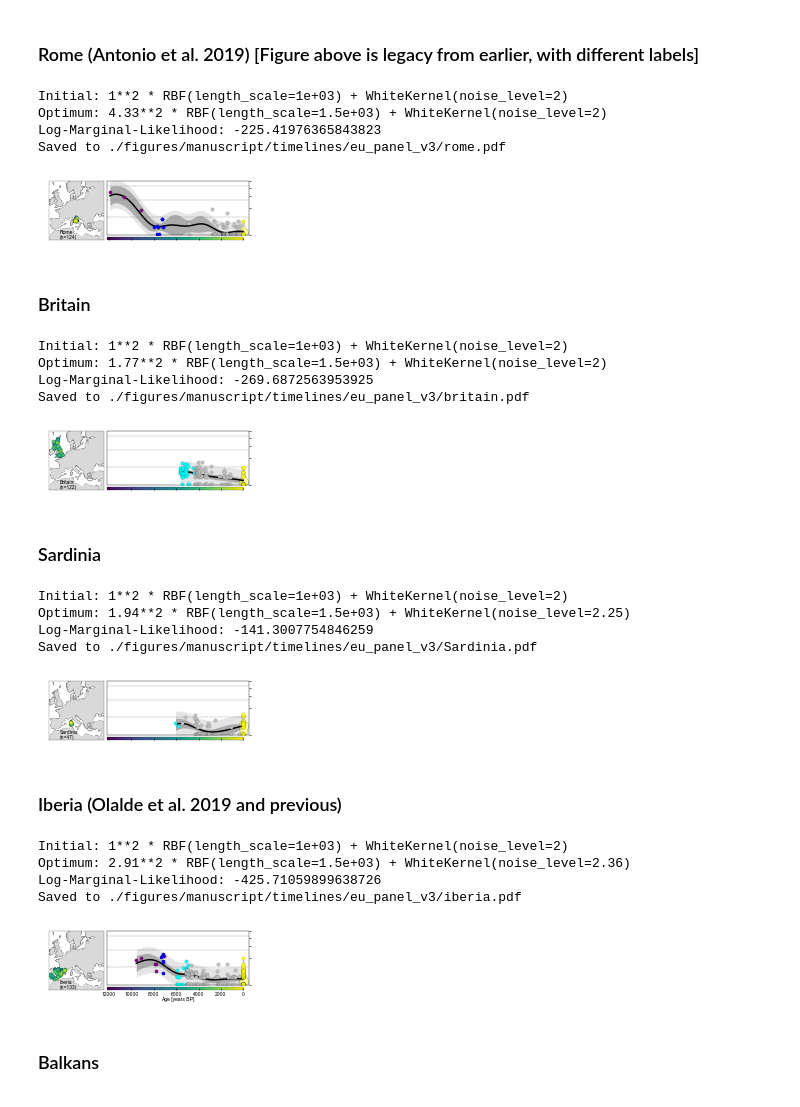
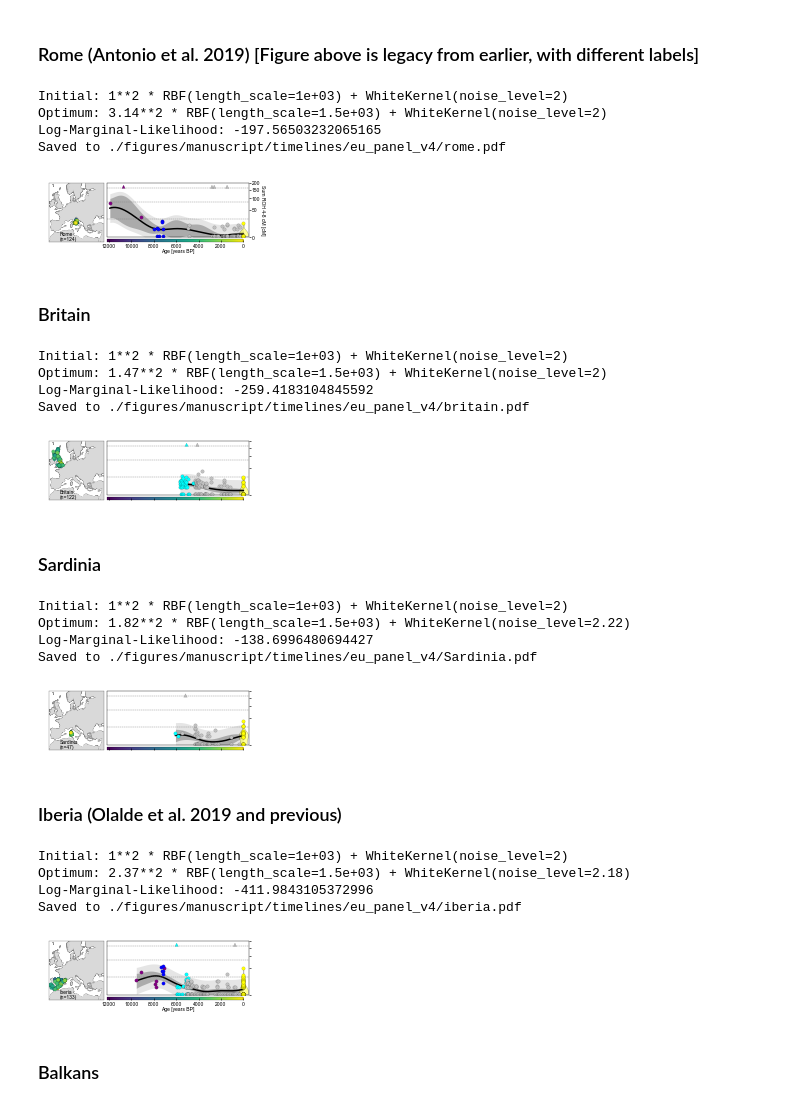
Before and after one commit to hringbauer/hapROH, a Jupyter notebook: Notebooks/Figures/plot_timelinesROH.ipynb, the cells around one changed output. Cells and saved outputs as stored; diff of their text form; code cells hidden in the pictures.

```diff
--- a/Notebooks/Figures/plot_timelinesROH.ipynb
+++ b/Notebooks/Figures/plot_timelinesROH.ipynb
@@ -367,6 +370,29 @@ def plot_colorbar_age(ax, fs_label, cmap, vrange, xlim=[], labelpad=10,
     if invert:
         ax.invert_xaxis()
 
+def filter_cousins(df, cutoff=[20,100], cousins=[20,100]):
+    """Split out cousin df and filter closely related individuals
+    df: Hapsburg Individual dataframe
+    cutoff: [cm,cutoff] Filter >cutoff Blocks >cm
+    cousins: [cm,cutoff] Plot>cutoff Blocks >cm"""
+    df_filter = df[df[f"sum_roh>{cutoff[0]}"]<=cutoff[1]]
+    df_cousin = df[df[f"sum_roh>{cousins[0]}"]>=cousins[1]]
+    return df_filter.copy(), df_cousin.copy()
+
+def plot_cousins(df, ax, age_col="age", y_frac=0.85, m="^", s=80,
+                ec="k", lw=1.0):
+    """Plot Cousins onto axis.
+    y_frac: At which fraction of the Y Axis to Plot"""
+    x = df[age_col].values
+    colors = df["color"]
+    _, ymax = ax.get_ylim()
+
+    y = ymax * y_frac   # Modify the height value
+    #ax.axhline(y)
+    y = [y for _ in range(len(x))]
+    ax.scatter(x, y, c=colors, s=s, ec=ec, lw=lw, marker=m, label="Consangenous")
+    return
+
 ###########################################################
 ###########################################################
 ### Plot Map AND timeline in one plot
@@ -375,7 +401,8 @@ def plot_map_time(df, figsize=(20,4), width_ratios=[1,10], height_ratios=[20,1],
                   ec="k", lw=1.0, title_tl = "", s_tl=80,  x_lim_tl=[-100, 10000], y_lim_tl=[0,550],
                   widths=50, alpha_vio=0.5, lw_fit=2.5, width_t=2, length_t=6, lw_coast=0.5,
                   ticks = [3539.39/16, 3539.39/64], tick_l=["1st C.", "2nd C."], max_f_age=0,
-                  leg_loc_tl="upper center", frac=0.8, cm=4, cm1=0, fs=10, fsl=10, fs_leg=7, std_band = 1.96, lgth_s=[2000,5000],
+                  leg_loc_tl="upper center", frac=0.8, cm=4, cm1=0, fs=10, fsl=10, fs_leg=7, std_band = 1.96,
+                  lgth_s=[2000,5000], cutoff=[20,100], cousins=[20,100],
                   err_s=[2,4], vrange_m=[], cmap_m="viridis_r", crs_m=[30, 60, -10, 40], lbl_pad_age=10,
                   lbl_pad_time=5, map_title="", title_loc=(0.1,0.1), bottomrow=True, rightcol=True,
                   xl_pad=4, yl_pad=4, plot_mod=False, savepath=""):
@@ -399,7 +426,9 @@ def plot_map_time(df, figsize=(20,4), width_ratios=[1,10], height_ratios=[20,1],
     width: Width of Violin Plot for moderns
     lw_fit: Line Width of fitted line
     width_t, length_t: Width and Length of Ticks
-    xl_pad, yl_pad: Label Pads of x and y Axis"""
+    xl_pad, yl_pad: Label Pads of x and y Axis
+    cutoff: [cm,cutoff] Filter >cutoff Blocks >cm
+    cousins: [cm,cutoff] Plot>cutoff Blocks >cm"""
 
     ### Extract Modern Idx
     idx_m = df["age"]==0
@@ -412,12 +441,18 @@ def plot_map_time(df, figsize=(20,4), width_ratios=[1,10], height_ratios=[20,1],
     ax_time = plt.subplot(gs[0,1])   # The right subplot (Timeline)
     gs.update(wspace=wspace, hspace=hspace) # set the spacing between axes
 
+    ### Filter and Split up into Cousins
+    df1, df_c = filter_cousins(df, cutoff=cutoff, cousins=cousins)
+
     ### Plot the Timeline (upper right)
-    plot_lowess_smoothing(df, cm=cm, cm1=cm1, xlim=x_lim_tl, ylim=y_lim_tl, title=title_tl, fs=fs, fs_leg=fs_leg,
+    plot_lowess_smoothing(df1, cm=cm, cm1=cm1, xlim=x_lim_tl, ylim=y_lim_tl, title=title_tl, fs=fs, fs_leg=fs_leg,
                           max_f_age=max_f_age, s=s_tl, leg_loc=leg_loc_tl, lw_fit=lw_fit,
                           lw=lw, ec=ec, fsl=fsl, std_band=std_band, lgth_s=lgth_s, err_s=err_s, frac=frac,
                           ticks=ticks, tick_l=tick_l, ax=ax_time, labelpad=lbl_pad_time, show=False,
                           rightcol=rightcol, width_t=width_t, length_t=length_t, yl_pad=yl_pad)
+
+    ### Plot the Cousins (upper right)
+    plot_cousins(df_c, ax_time, s=s_tl, lw=lw)
 
     ### Plot present-day indiviguals (upper right)
     if np.sum(idx_m)>0: # Only plot if modern Data exists
@@ -477,25 +513,26 @@ Instructions:
 # %%
 pop = "Rome"
 df1 = pd.read_csv("./Empirical/roh_all_inds.csv", sep="\t")
 df_t = extract_pop(df1, age_range=[0,12200], pop=pop)
 label = prep_label(df_t, pop)
 
 #tick_l=[f"$2N_e=250$", f"$2N_e=500$", f"$2N_e=2000$"]
 plot_map_time(df_t, figsize=(3.6 , 1.1), crs_m=[28, 63, -11, 38],
               width_ratios=(8, 20), height_ratios=[15, 1], hspace=0.06, wspace=0.015,
               s_tl=12, ec="k", lw=0.09, x_lim_tl=[-500, 12200], vrange_m=[0,12200],
               y_lim_tl=[0,200], fsl=5, fs=5, fs_leg=5, leg_loc_tl="", title_tl="",
               map_title=label, title_loc=(0.2,0.01), cm=4, cm1=8, frac=0,
               lgth_s=[1500,1500], bottomrow=False, rightcol=False, lw_fit=1.5,
               ticks=[158.74, 83.82, 21.84], tick_l=[],
+              cutoff=[20,75], cousins=[20,75],
               width_t=0.6, length_t=2, lbl_pad_time=5, lbl_pad_age=0, xl_pad=1.5, yl_pad=1,
-              widths=800, alpha_vio=0.4, savepath="./figures/manuscript/timelines/eu_panel_v3/rome.pdf")
+              widths=800, alpha_vio=0.4, savepath="./figures/manuscript/timelines/eu_panel_v4/rome.pdf")
 # %% [output]
 Initial: 1**2 * RBF(length_scale=1e+03) + WhiteKernel(noise_level=2)
-Optimum: 4.33**2 * RBF(length_scale=1.5e+03) + WhiteKernel(noise_level=2)
-Log-Marginal-Likelihood: -225.41976365843823
-Saved to ./figures/manuscript/timelines/eu_panel_v3/rome.pdf
+Optimum: 3.14**2 * RBF(length_scale=1.5e+03) + WhiteKernel(noise_level=2)
+Log-Marginal-Likelihood: -197.56503232065165
+Saved to ./figures/manuscript/timelines/eu_panel_v4/rome.pdf
-[figure, old version]
+[figure, new version]
 # %% [markdown]
 ### Britain
 # %%
@@ -512,14 +549,15 @@ plot_map_time(df_t, figsize=(3.6 , 1.1), crs_m=[28, 63, -11, 38],
               map_title=label, title_loc=(0.2,0.01), cm=4, cm1=8, frac=0,
               lgth_s=[1500,1500], bottomrow=False, rightcol=False, lw_fit=1.5,
               ticks=[158.74, 83.82, 21.84], tick_l=[],
+              cutoff=[20,75], cousins=[20,75],
               width_t=0.6, length_t=2, lbl_pad_time=5, lbl_pad_age=0, xl_pad=1.5, yl_pad=1,
-              widths=800, alpha_vio=0.4, savepath="./figures/manuscript/timelines/eu_panel_v3/britain.pdf")
+              widths=800, alpha_vio=0.4, savepath="./figures/manuscript/timelines/eu_panel_v4/britain.pdf")
 # %% [output]
 Initial: 1**2 * RBF(length_scale=1e+03) + WhiteKernel(noise_level=2)
-Optimum: 1.77**2 * RBF(length_scale=1.5e+03) + WhiteKernel(noise_level=2)
-Log-Marginal-Likelihood: -269.6872563953925
-Saved to ./figures/manuscript/timelines/eu_panel_v3/britain.pdf
+Optimum: 1.47**2 * RBF(length_scale=1.5e+03) + WhiteKernel(noise_level=2)
+Log-Marginal-Likelihood: -259.4183104845592
+Saved to ./figures/manuscript/timelines/eu_panel_v4/britain.pdf
-[figure, old version]
+[figure, new version]
 # %% [markdown]
 ### Sardinia
 # %%
@@ -536,13 +574,14 @@ plot_map_time(df_t, figsize=(3.6 , 1.1), crs_m=[28, 63, -11, 38],
               map_title=label, title_loc=(0.2,0.01), cm=4, cm1=8, frac=0,
               lgth_s=[1500,1500], bottomrow=False, rightcol=False, lw_fit=1.5,
               ticks=[158.74, 83.82, 21.84], tick_l=[],
+              cutoff=[20,75], cousins=[20,75],
               width_t=0.6, length_t=2, lbl_pad_time=5, lbl_pad_age=0, xl_pad=1.5, yl_pad=1,
-              widths=800, alpha_vio=0.4, savepath="./figures/manuscript/timelines/eu_panel_v3/Sardinia.pdf")
+              widths=800, alpha_vio=0.4, savepath="./figures/manuscript/timelines/eu_panel_v4/Sardinia.pdf")
 # %% [output]
 Initial: 1**2 * RBF(length_scale=1e+03) + WhiteKernel(noise_level=2)
-Optimum: 1.94**2 * RBF(length_scale=1.5e+03) + WhiteKernel(noise_level=2.25)
-Log-Marginal-Likelihood: -141.3007754846259
-Saved to ./figures/manuscript/timelines/eu_panel_v3/Sardinia.pdf
+Optimum: 1.82**2 * RBF(length_scale=1.5e+03) + WhiteKernel(noise_level=2.22)
+Log-Marginal-Likelihood: -138.6996480694427
+Saved to ./figures/manuscript/timelines/eu_panel_v4/Sardinia.pdf
 [figure]
 # %% [markdown]
 ### Iberia (Olalde et al. 2019 and previous)
@@ -560,14 +599,15 @@ plot_map_time(df_t, figsize=(3.6 , 1.1), crs_m=[28, 63, -11, 38],
               map_title=label, title_loc=(0.2,0.01), cm=4, cm1=8, frac=0,
               lgth_s=[1500,1500], bottomrow=True, rightcol=False, lw_fit=1.5,
               ticks=[158.74, 83.82, 21.84], tick_l=[],
+              cutoff=[20,75], cousins=[20,75],
               width_t=0.6, length_t=2, lbl_pad_time=5, lbl_pad_age=0, xl_pad=1.5, yl_pad=1,
-              widths=800, alpha_vio=0.4, savepath="./figures/manuscript/timelines/eu_panel_v3/iberia.pdf")
+              widths=800, alpha_vio=0.4, savepath="./figures/manuscript/timelines/eu_panel_v4/iberia.pdf")
 # %% [output]
 Initial: 1**2 * RBF(length_scale=1e+03) + WhiteKernel(noise_level=2)
-Optimum: 2.91**2 * RBF(length_scale=1.5e+03) + WhiteKernel(noise_level=2.36)
-Log-Marginal-Likelihood: -425.71059899638726
-Saved to ./figures/manuscript/timelines/eu_panel_v3/iberia.pdf
+Optimum: 2.37**2 * RBF(length_scale=1.5e+03) + WhiteKernel(noise_level=2.18)
+Log-Marginal-Likelihood: -411.9843105372996
+Saved to ./figures/manuscript/timelines/eu_panel_v4/iberia.pdf
-[figure, old version]
+[figure, new version]
 # %% [markdown]
 ### Balkans
 # %%
```
Also changed, not shown: parts of 10 cells of this notebook.
